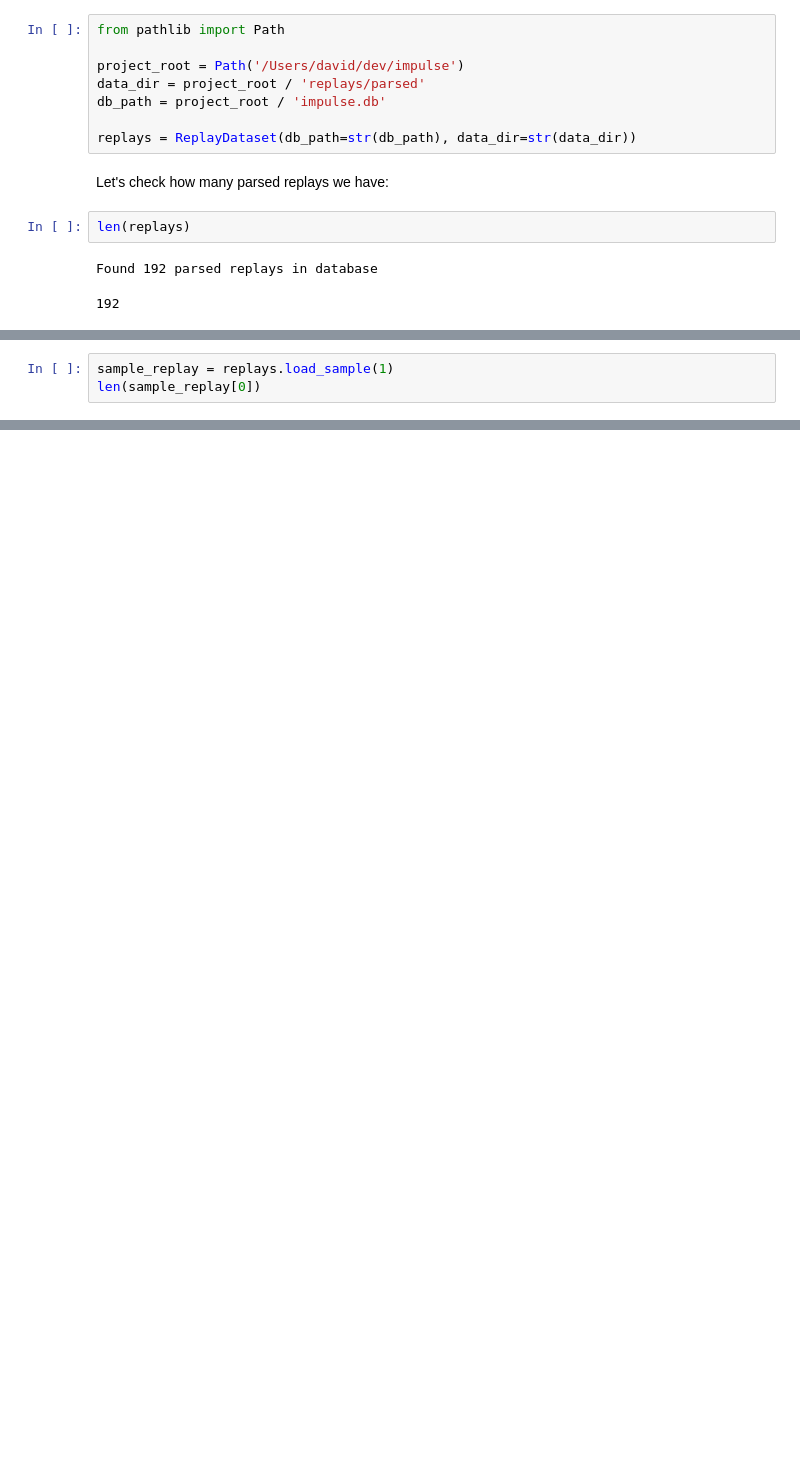
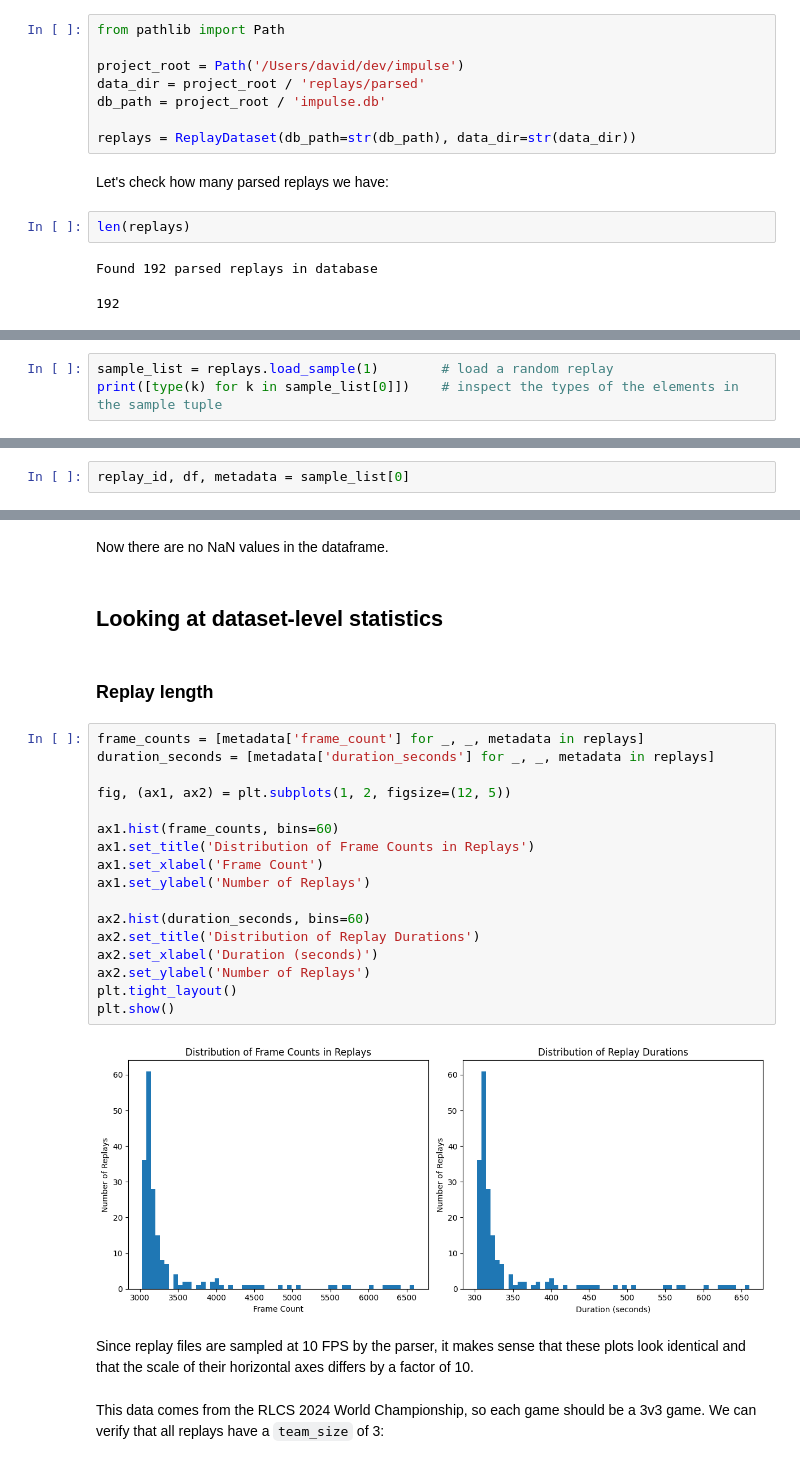
Before and after one commit to darmendariz/impulse, a Jupyter notebook: impulse/analysis/01_eda_dataset.ipynb, the cells around one changed output, grey strips where cells are left out. Drawn from its saved outputs; the diff is of its cells as text; blank space fills up the shorter version.

```diff
--- a/impulse/analysis/01_eda_dataset.ipynb
+++ b/impulse/analysis/01_eda_dataset.ipynb
@@ -20,5 +24,5 @@ Found 192 parsed replays in database
 # %%
-sample_replay = replays.load_sample(1)
-len(sample_replay[0])
+sample_list = replays.load_sample(1)        # load a random replay
+print([type(k) for k in sample_list[0]])    # inspect the types of the elements in the sample tuple
 # %% [output]
 Loaded 1 replays
@@ -25,0 +66,2 @@ Loaded 1 replays
+# %%
+replay_id, df, metadata = sample_list[0]
@@ -25,0 +136,29 @@ Loaded 1 replays
+# %% [markdown]
+Now there are no NaN values in the dataframe.
+# %% [markdown]
+## Looking at dataset-level statistics
+# %% [markdown]
+### Replay length
+# %%
+frame_counts = [metadata['frame_count'] for _, _, metadata in replays]
+duration_seconds = [metadata['duration_seconds'] for _, _, metadata in replays]
+
+fig, (ax1, ax2) = plt.subplots(1, 2, figsize=(12, 5))
+
+ax1.hist(frame_counts, bins=60)
+ax1.set_title('Distribution of Frame Counts in Replays')
+ax1.set_xlabel('Frame Count')
+ax1.set_ylabel('Number of Replays')
+
+ax2.hist(duration_seconds, bins=60)
+ax2.set_title('Distribution of Replay Durations')
+ax2.set_xlabel('Duration (seconds)')
+ax2.set_ylabel('Number of Replays')
+plt.tight_layout()
+plt.show()
+# %% [output]
+[figure, added]
+# %% [markdown]
+Since replay files are sampled at 10 FPS by the parser, it makes sense that these plots look identical and that the scale of their horizontal axes differs by a factor of 10.
+# %% [markdown]
+This data comes from the RLCS 2024 World Championship, so each game should be a 3v3 game. We can verify that all replays have a `team_size` of 3:
```
Also changed, not shown: parts of 18 cells of this notebook.
